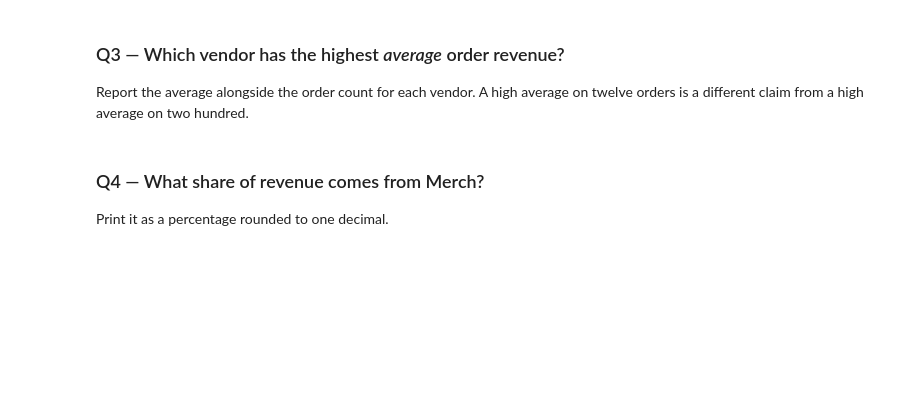
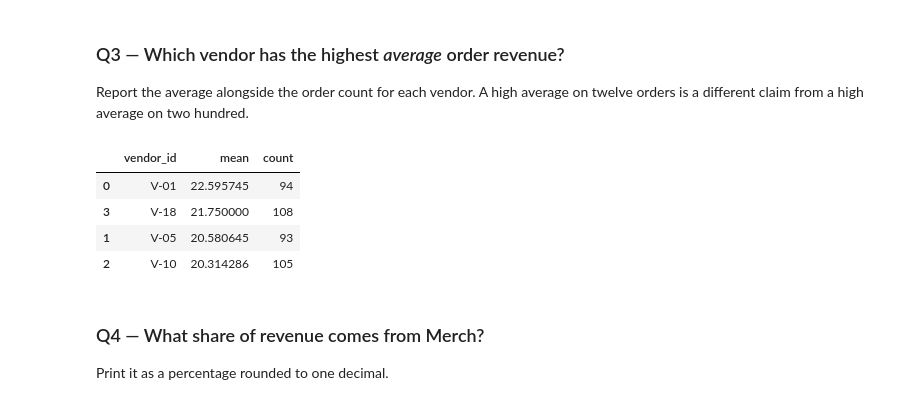
Before and after one commit to simichakravarty16/ds2002-fa26, a Jupyter notebook: notebooks/03-pandas-cleaning/2026-09-18 — Pandas Challenge — Lab.ipynb, the cells around one changed output. Saved outputs shown, nothing was run; the diff lists cells and outputs as text; code cells hidden in the pictures; blank space fills up the shorter version.

Commit message:
Reported vendor average and order count in Q3

```diff
--- a/notebooks/03-pandas-cleaning/2026-09-18 — Pandas Challenge — Lab.ipynb
+++ b/notebooks/03-pandas-cleaning/2026-09-18 — Pandas Challenge — Lab.ipynb
@@ -66,7 +66,14 @@ categorical_revenue
 
 Report the average alongside the order count for each vendor. A high average on twelve orders is a different claim from a high average on two hundred.
 # %%
-# TODO
+vendor_average = df.groupby('vendor_id', as_index = False)['revenue'].agg(['mean', 'count']).sort_values(by = 'mean', ascending = False)
+vendor_average
+# %% [output]
+|  | vendor_id | mean | count |
+| 0 | V-01 | 22.595745 | 94 |
+| 3 | V-18 | 21.750000 | 108 |
+| 1 | V-05 | 20.580645 | 93 |
+| 2 | V-10 | 20.314286 | 105 |
 # %% [markdown]
 ### Q4 — What share of revenue comes from Merch?
 
```
